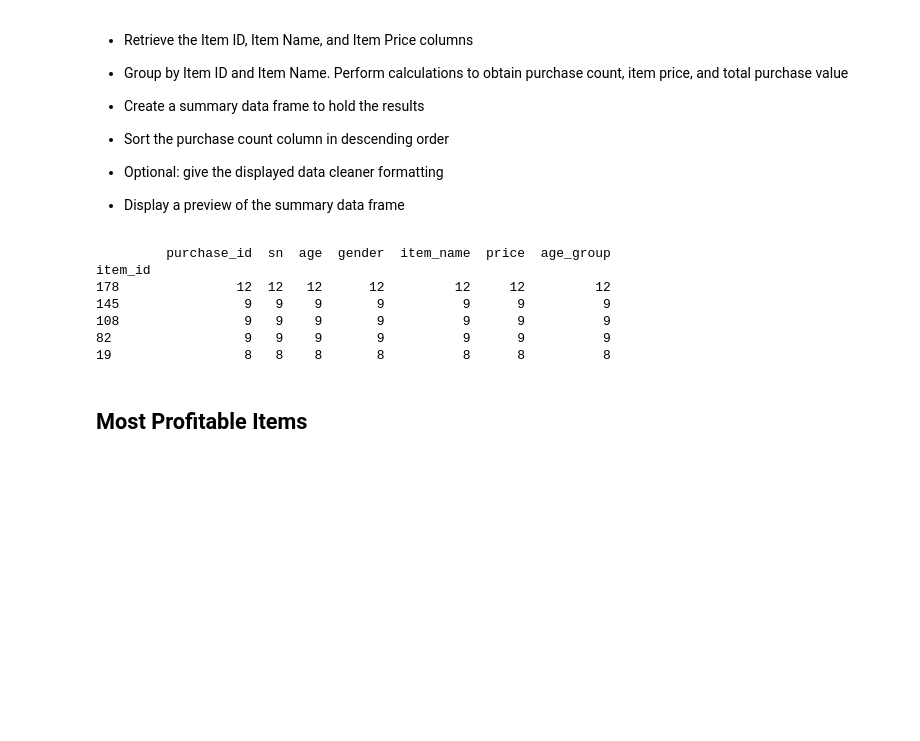
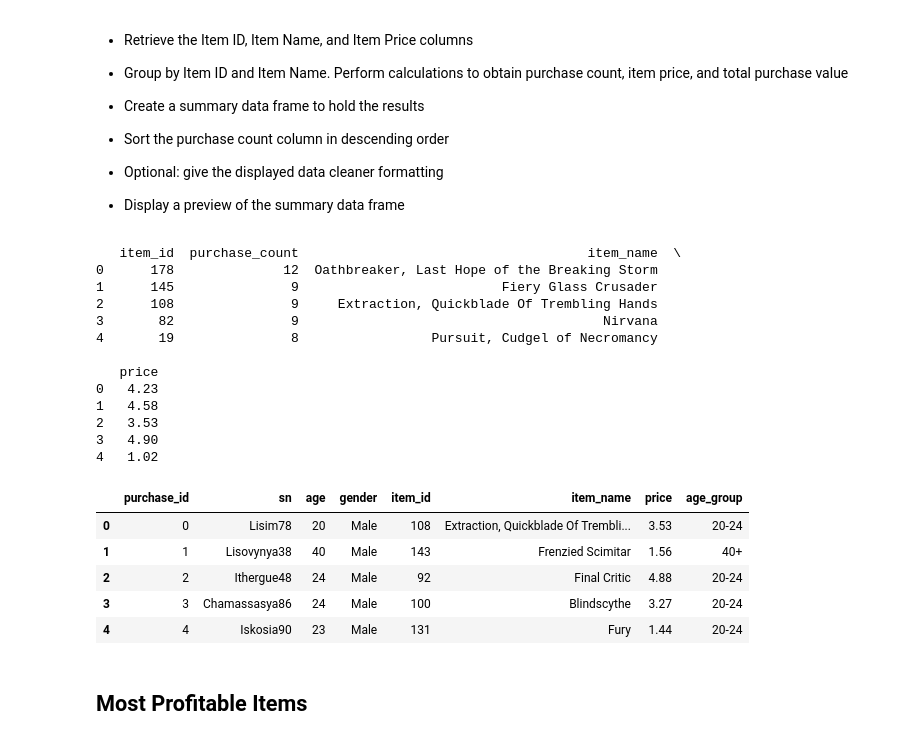
Before and after one commit to BatesJ72/pandas-challenge, a Jupyter notebook: HeroesOfPymoli/HeroesOfPymoli.ipynb, the cells around one changed output. Saved outputs shown, nothing was run; the diff lists cells and outputs as text; code cells hidden in the pictures; blank space fills up the shorter version.

```diff
--- a/HeroesOfPymoli/HeroesOfPymoli.ipynb
+++ b/HeroesOfPymoli/HeroesOfPymoli.ipynb
@@ -469,21 +469,60 @@ NameError: name 'total_purchase_value' is not defined
 
 * Display a preview of the summary data frame
 # %%
-df.head()
-
+# Get top 5 items
 top_5a = df.groupby(by=["item_id"]).count().sort_values("purchase_id", ascending=False)
 # print(top_5a)
 # top_5 = top_5a.loc[[1, 2, 3, 4, 5], ["purchase_id"]]
 top_5 = top_5a.iloc[:5]
-print(top_5)
+top_5.columns = [
+    "purchase_count",
+    "sn",
+    "age",
+    "gender",
+    "item_name",
+    "price",
+    "age_group",
+]
+# print(top_5)
+
+# Merge tables 1
+df_nodupes = df[["item_name", "item_id", "price"]].drop_duplicates()
+# print(df_nodupes)
+top_a = pd.merge(
+    top_5[["purchase_count"]],
+    df_nodupes[["item_name", "item_id", "price"]],
+    how="left",
+    on="item_id",
+)
+print(top_a)
+
+
+# Total Purchase Value
+
+
+
+
+df.head()
 # %% [output]
-         purchase_id  sn  age  gender  item_name  price  age_group
-item_id
-178               12  12   12      12         12     12         12
-145                9   9    9       9          9      9          9
-108                9   9    9       9          9      9          9
-82                 9   9    9       9          9      9          9
-19                 8   8    8       8          8      8          8
+   item_id  purchase_count                                     item_name  \
+0      178              12  Oathbreaker, Last Hope of the Breaking Storm
+1      145               9                          Fiery Glass Crusader
+2      108               9     Extraction, Quickblade Of Trembling Hands
+3       82               9                                       Nirvana
+4       19               8                 Pursuit, Cudgel of Necromancy
+
+   price
+0   4.23
+1   4.58
+2   3.53
+3   4.90
+4   1.02
+|  | purchase_id | sn | age | gender | item_id | item_name | price | age_group |
+| 0 | 0 | Lisim78 | 20 | Male | 108 | Extraction, Quickblade Of Trembli... | 3.53 | 20-24 |
+| 1 | 1 | Lisovynya38 | 40 | Male | 143 | Frenzied Scimitar | 1.56 | 40+ |
+| 2 | 2 | Ithergue48 | 24 | Male | 92 | Final Critic | 4.88 | 20-24 |
+| 3 | 3 | Chamassasya86 | 24 | Male | 100 | Blindscythe | 3.27 | 20-24 |
+| 4 | 4 | Iskosia90 | 23 | Male | 131 | Fury | 1.44 | 20-24 |
 # %% [markdown]
 ## Most Profitable Items
 # %% [markdown]
```
